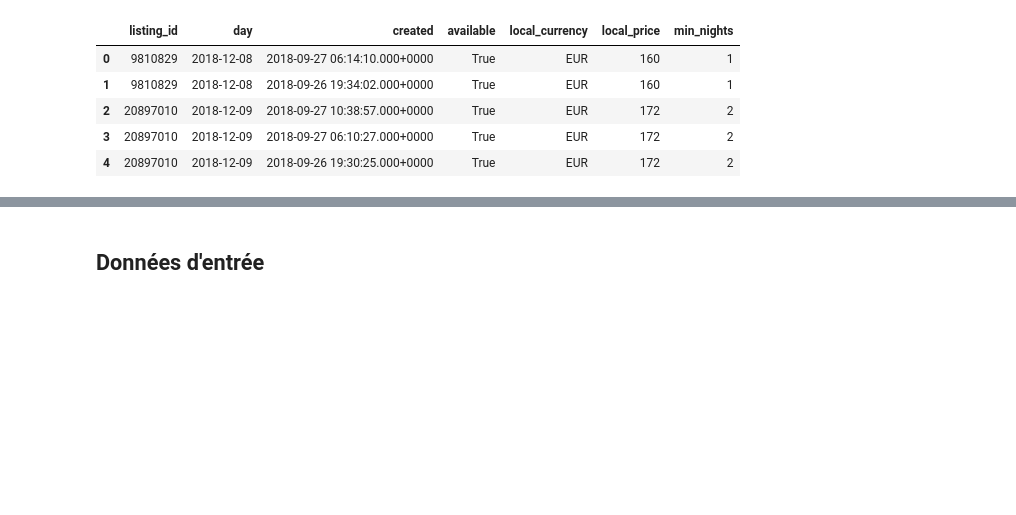
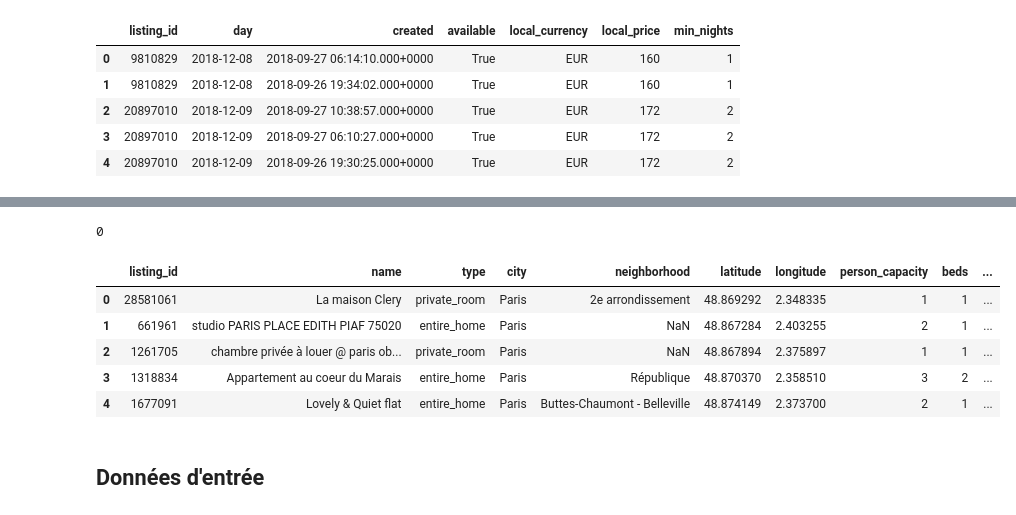
Before and after one commit to Shhhpoulpe/cours-de-python, a Jupyter notebook: Machine Learning/modeLineaire.ipynb, the cells around one changed output, grey strips where cells are left out. Cells and saved outputs as stored; diff of their text form; code cells hidden in the pictures; blank space fills up the shorter version.

```diff
--- a/Machine Learning/modeLineaire.ipynb
+++ b/Machine Learning/modeLineaire.ipynb
@@ -105,0 +129,4 @@ listings_final.head()
+# %%
+print(prixMoyen['Prix Moyen'].isna().sum())
+# %% [output]
+0
@@ -106,3 +135,12 @@ listings_final.head()
+# %%
+listings_final.head()
+# %% [output]
+|  | listing_id | name | type | city | neighborhood | latitude | longitude | person_capacity | beds | ... |
+| 0 | 28581061 | La maison Clery | private_room | Paris | 2e arrondissement | 48.869292 | 2.348335 | 1 | 1 | ... |
+| 1 | 661961 | studio PARIS PLACE EDITH PIAF 75020 | entire_home | Paris | NaN | 48.867284 | 2.403255 | 2 | 1 | ... |
+| 2 | 1261705 | chambre privée à louer @ paris ob... | private_room | Paris | NaN | 48.867894 | 2.375897 | 1 | 1 | ... |
+| 3 | 1318834 | Appartement au coeur du Marais | entire_home | Paris | République | 48.870370 | 2.358510 | 3 | 2 | ... |
+| 4 | 1677091 | Lovely & Quiet flat | entire_home | Paris | Buttes-Chaumont - Belleville | 48.874149 | 2.373700 | 2 | 1 | ... |
 # %% [markdown]
 ## Données d'entrée
 # %% [markdown]
```
Also changed, not shown: parts of 17 cells of this notebook, 3 other files.
